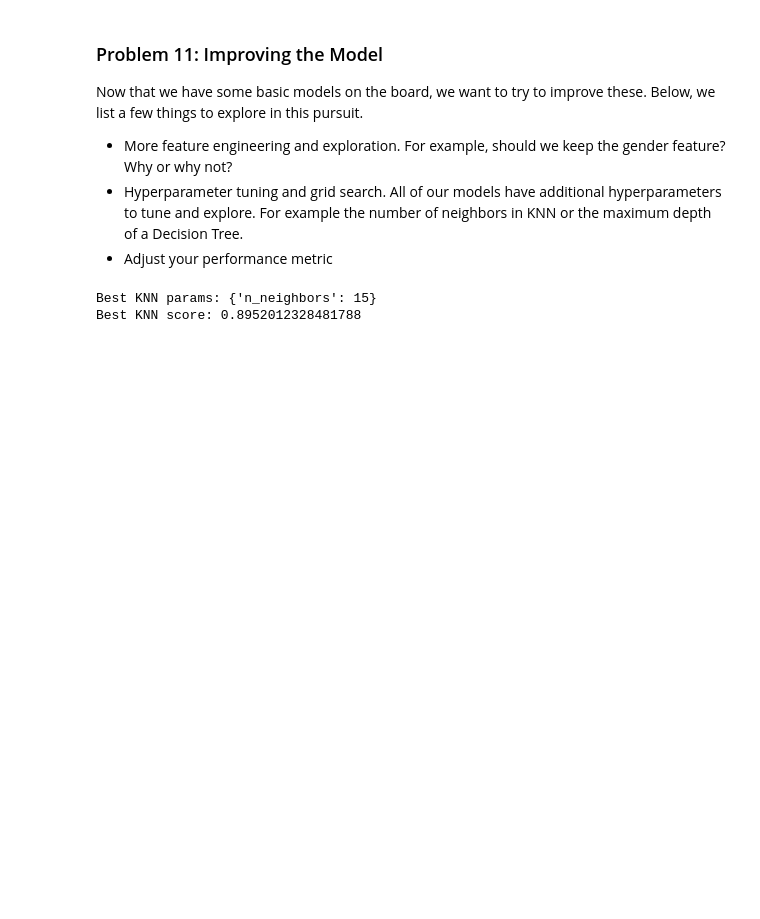
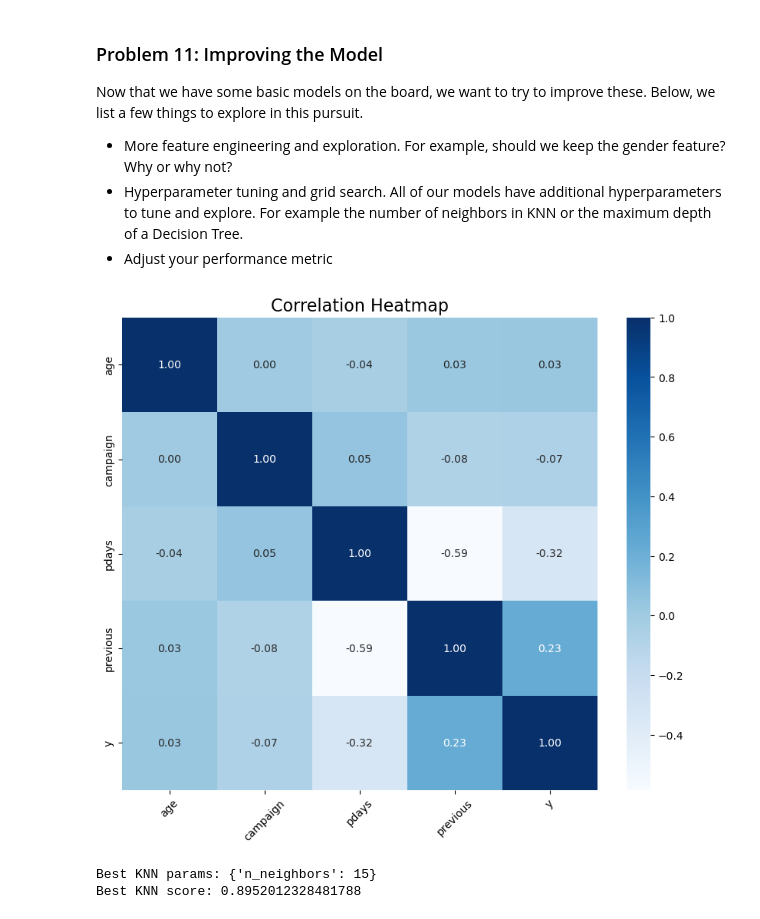
Before and after one commit to adelfeyz/BankCampaigns, a Jupyter notebook: prompt_III.ipynb, the cells around one changed output. Cells and saved outputs as stored; diff of their text form; code cells hidden in the pictures; blank space fills up the shorter version.

```diff
--- a/prompt_III.ipynb
+++ b/prompt_III.ipynb
@@ -467,6 +539,18 @@ Now that we have some basic models on the board, we want to try to improve these
 - More feature engineering and exploration.  For example, should we keep the gender feature?  Why or why not?
 - Hyperparameter tuning and grid search.  All of our models have additional hyperparameters to tune and explore.  For example the number of neighbors in KNN or the maximum depth of a Decision Tree.
 - Adjust your performance metric
+# %%
+# 3. Correlation Heatmap for continuous variables and target
+df['y'] = df['y'].apply(lambda x: 1 if x == 'yes' else 0)
+plt.figure(figsize=(10, 8))
+corr = df[['age', 'campaign', 'pdays', 'previous', 'y']].corr()
+
+sns.heatmap(corr, annot=True, cmap='Blues', fmt='.2f')
+plt.title('Correlation Heatmap', fontsize=16)
+plt.xticks(rotation=45)
+plt.show()
+# %% [output]
+[figure, added]
 # %%
 from sklearn.model_selection import GridSearchCV
 
```
Also changed, not shown: parts of 10 cells of this notebook, 1 other file.
